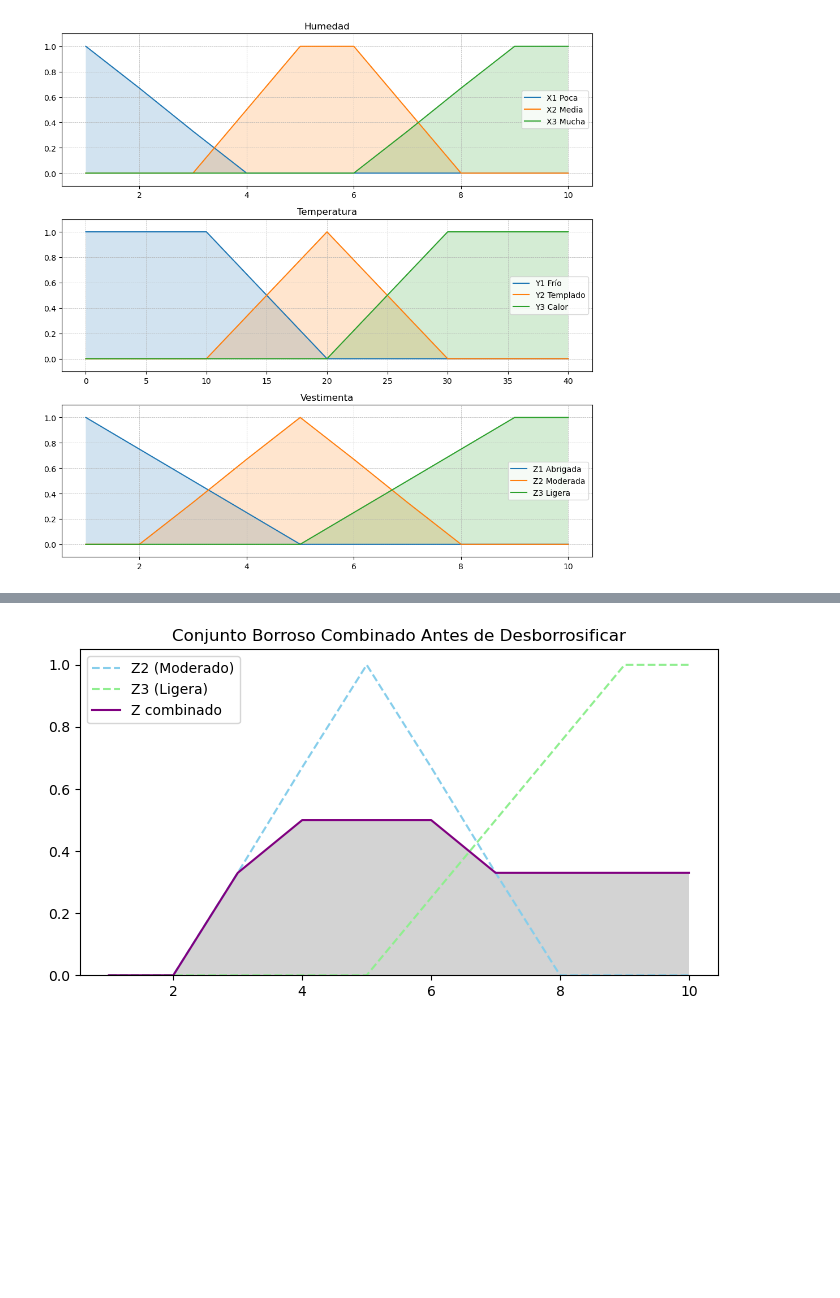
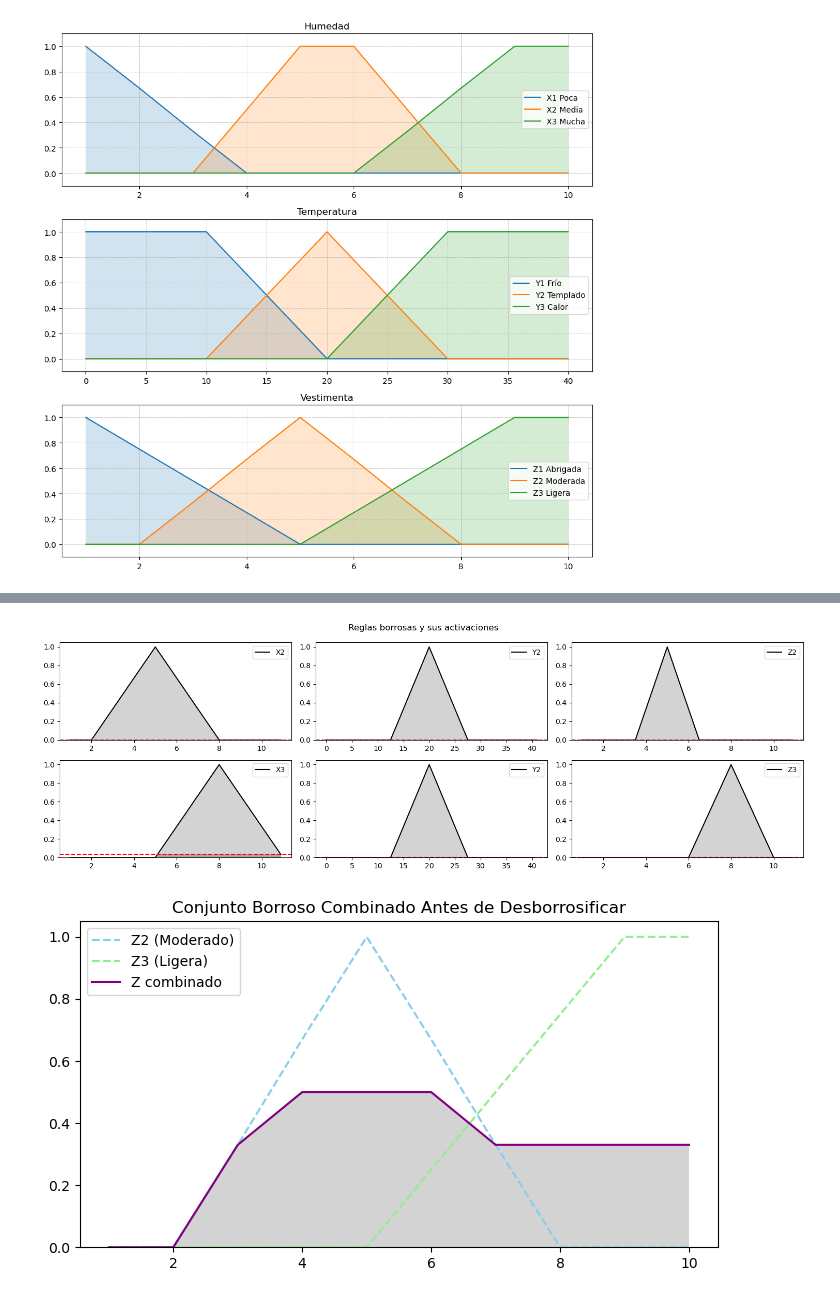
Before and after one commit to julissrock/Master_IA_VIU, a Jupyter notebook: 04MIAR/Representación Gráfica Conjuntos Borrosos.ipynb, the cells around one changed output, grey strips where cells are left out. Drawn from its saved outputs; the diff is of its cells as text; code cells hidden in the pictures; blank space fills up the shorter version.

```diff
--- a/04MIAR/Representación Gráfica Conjuntos Borrosos.ipynb
+++ b/04MIAR/Representación Gráfica Conjuntos Borrosos.ipynb
@@ -230,3 +226,62 @@ plt.show()
+# %%
+import matplotlib.pyplot as plt
+import numpy as np
+
+# Definición de los universos y conjuntos borrosos:
+universo_X = np.arange(1, 11, 0.1)
+X2 = np.fmin(np.fmax(1 - np.abs(universo_X - 5) / 3, 0), np.fmax(1 - np.abs(universo_X - 5) / 5, 0))
+X3 = np.fmax(0, 1 - np.abs(universo_X - 8) / 3)
+
+universo_Y = np.arange(0, 41, 0.1)
+Y2 = np.fmin(np.fmax(1 - np.abs(universo_Y - 20) / 7.5, 0), np.fmax(1 - np.abs(universo_Y - 20) / 12.5, 0))
+
+universo_Z = np.arange(1, 11, 0.1)
+Z2 = np.fmin(np.fmax(1 - np.abs(universo_Z - 5) / 3, 0), np.fmax(1 - np.abs(universo_Z - 5) / 1.5, 0))
+Z3 = np.fmax(0, 1 - np.abs(universo_Z - 8) / 2)
+
+# Valores de activación para las reglas
+activation_X2 = np.interp(36, universo_X, X2)
+activation_X3 = np.interp(36, universo_X, X3)
+activation_Y2 = np.interp(-2.25, universo_Y, Y2)
+
+# Grado de cumplimiento de las reglas
+R4_activation = min(activation_X2, activation_Y2)
+R5_activation = min(activation_X3, activation_Y2)
+
+# Salidas de las reglas
+R4_output = np.fmin(Z2, R4_activation)
+R5_output = np.fmin(Z3, R5_activation)
+
+# Salida agregada
+aggregated = np.fmax(R4_output, R5_output)
+
+# Función para graficar
+def plot_fuzzyset(ax, universe, fuzzy_set, xlabel, activation=None):
+    ax.plot(universe, fuzzy_set, label=xlabel, linewidth=1.5, color='Black')
+    ax.fill_between(universe, 0, fuzzy_set, facecolor='lightgray')
+    if activation is not None:
+        ax.axhline(y=activation, color='Red', linestyle='--')
+        ax.fill_between(universe, 0, activation, where=[(val >= activation) for val in fuzzy_set], facecolor='darkgray', interpolate=True)
+    ax.set_ylim([0, 1.05])
+    ax.legend()
+
+# Gráficos para las reglas
+fig, axs = plt.subplots(nrows=2, ncols=3, figsize=(15, 5))
+
+fig.suptitle('Reglas borrosas y sus activaciones')
+
+plot_fuzzyset(axs[0][0], universo_X, X2, 'X2', activation_X2)
+plot_fuzzyset(axs[0][1], universo_Y, Y2, 'Y2', activation_Y2)
+plot_fuzzyset(axs[0][2], universo_Z, Z2, 'Z2', R4_activation)
+
+plot_fuzzyset(axs[1][0], universo_X, X3, 'X3', activation_X3)
+plot_fuzzyset(axs[1][1], universo_Y, Y2, 'Y2', activation_Y2)
+plot_fuzzyset(axs[1][2], universo_Z, Z3, 'Z3', R5_activation)
+
+plt.tight_layout()
+plt.show()
+# %% [output]
+[figure, added]
 # %%
 import numpy as np
 
```
Also changed, not shown: parts of 1 cell of this notebook, 1 other file.
